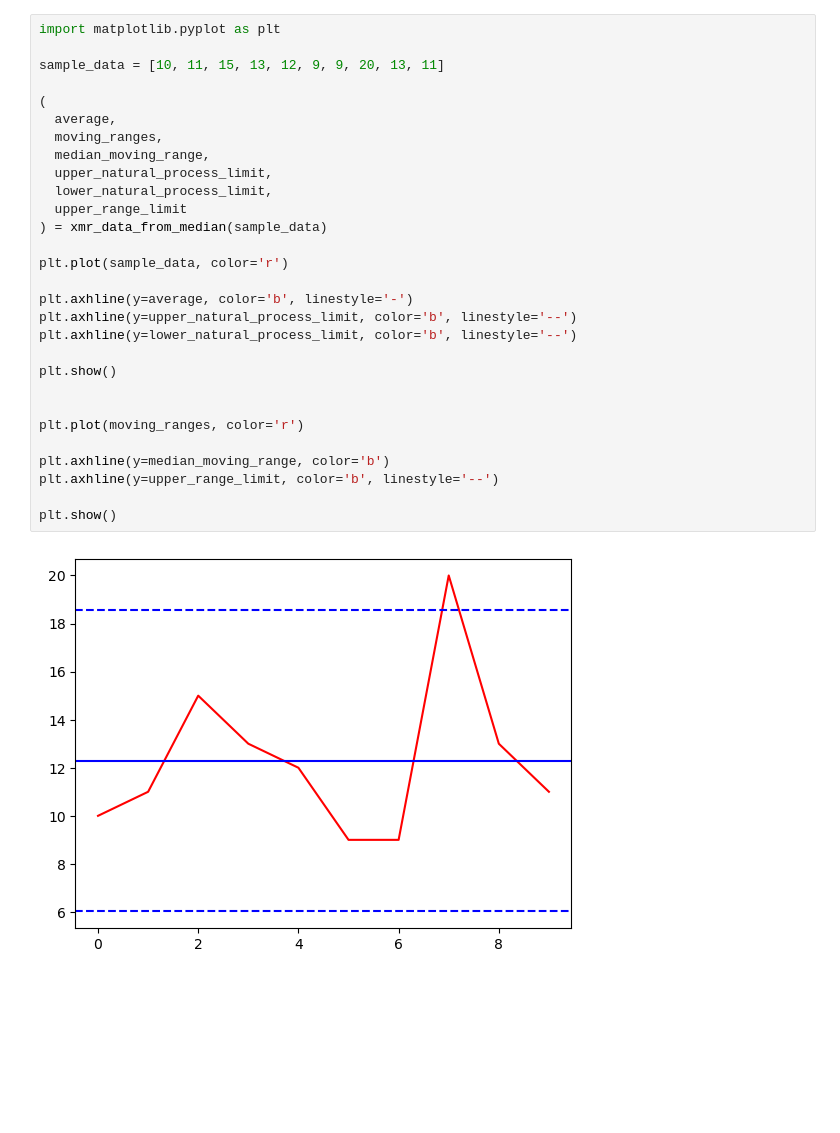
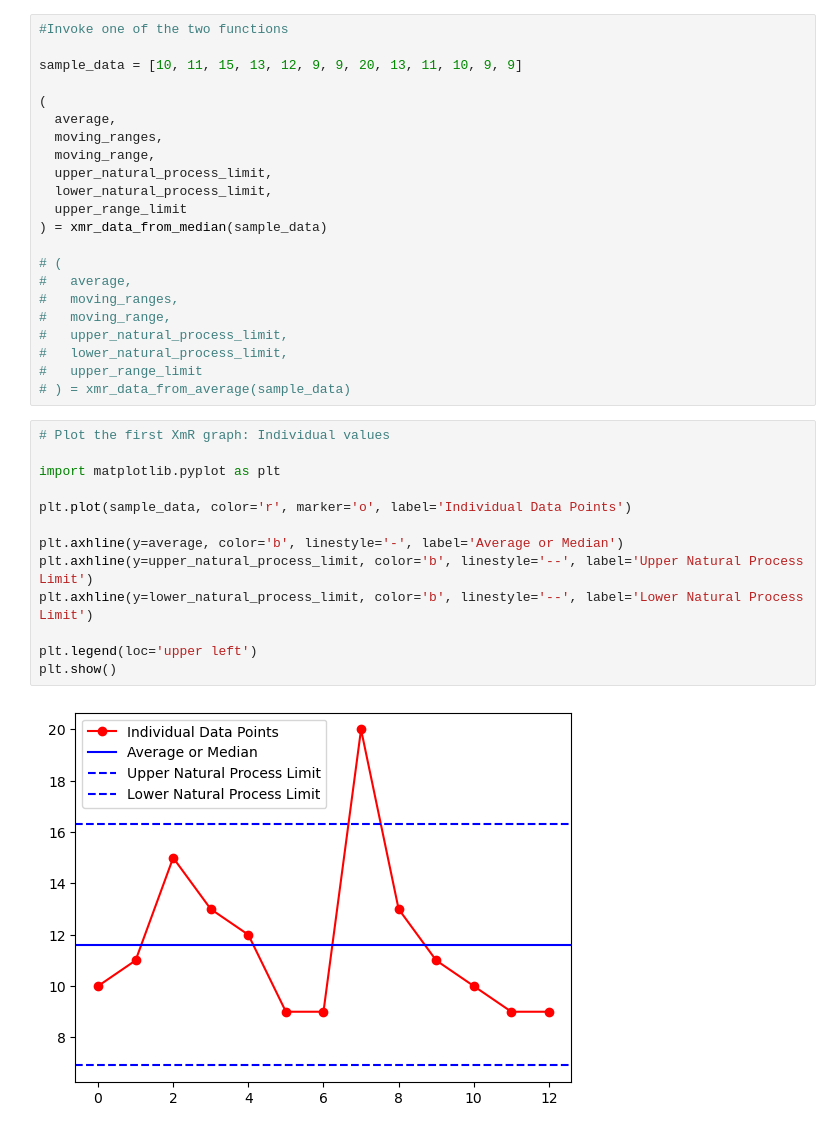
Before and after one commit to lnagle/code-diary, a Jupyter notebook: understanding-variation/index.ipynb, the cells around one changed output. Drawn from its saved outputs; the diff is of its cells as text; blank space fills up the shorter version.

```diff
--- a/understanding-variation/index.ipynb
+++ b/understanding-variation/index.ipynb
@@ -28,31 +55,37 @@ def xmr_data_from_median(data):
+# %%
+#Invoke one of the two functions
+
+sample_data = [10, 11, 15, 13, 12, 9, 9, 20, 13, 11, 10, 9, 9]
+
+(
+  average,
+  moving_ranges,
+  moving_range,
+  upper_natural_process_limit,
+  lower_natural_process_limit,
+  upper_range_limit
+) = xmr_data_from_median(sample_data)
+
+# (
+#   average,
+#   moving_ranges,
+#   moving_range,
+#   upper_natural_process_limit,
+#   lower_natural_process_limit,
+#   upper_range_limit
+# ) = xmr_data_from_average(sample_data)
 # %%
+# Plot the first XmR graph: Individual values
+
 import matplotlib.pyplot as plt
 
-sample_data = [10, 11, 15, 13, 12, 9, 9, 20, 13, 11]
+plt.plot(sample_data, color='r', marker='o', label='Individual Data Points')
 
-(
-  average,
-  moving_ranges,
-  median_moving_range,
-  upper_natural_process_limit,
-  lower_natural_process_limit,
-  upper_range_limit
-) = xmr_data_from_median(sample_data)
+plt.axhline(y=average, color='b', linestyle='-', label='Average or Median')
+plt.axhline(y=upper_natural_process_limit, color='b', linestyle='--', label='Upper Natural Process Limit')
+plt.axhline(y=lower_natural_process_limit, color='b', linestyle='--', label='Lower Natural Process Limit')
 
-plt.plot(sample_data, color='r')
-
-plt.axhline(y=average, color='b', linestyle='-')
-plt.axhline(y=upper_natural_process_limit, color='b', linestyle='--')
-plt.axhline(y=lower_natural_process_limit, color='b', linestyle='--')
-
+plt.legend(loc='upper left')
 plt.show()
-
-
-plt.plot(moving_ranges, color='r')
-
-plt.axhline(y=median_moving_range, color='b')
-plt.axhline(y=upper_range_limit, color='b', linestyle='--')
-
-plt.show()
 # %% [output]
-[figure, old version]
+[figure, new version]
```
Also changed, not shown: parts of 3 cells of this notebook, 1 other file.
